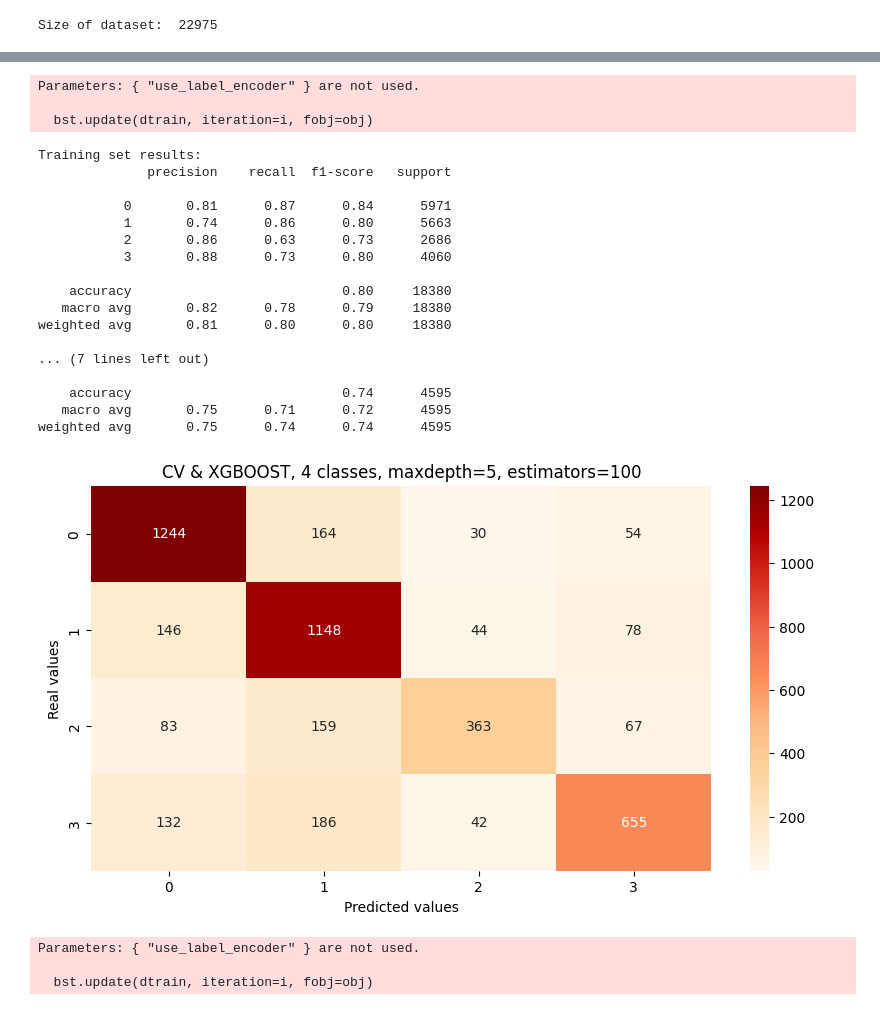
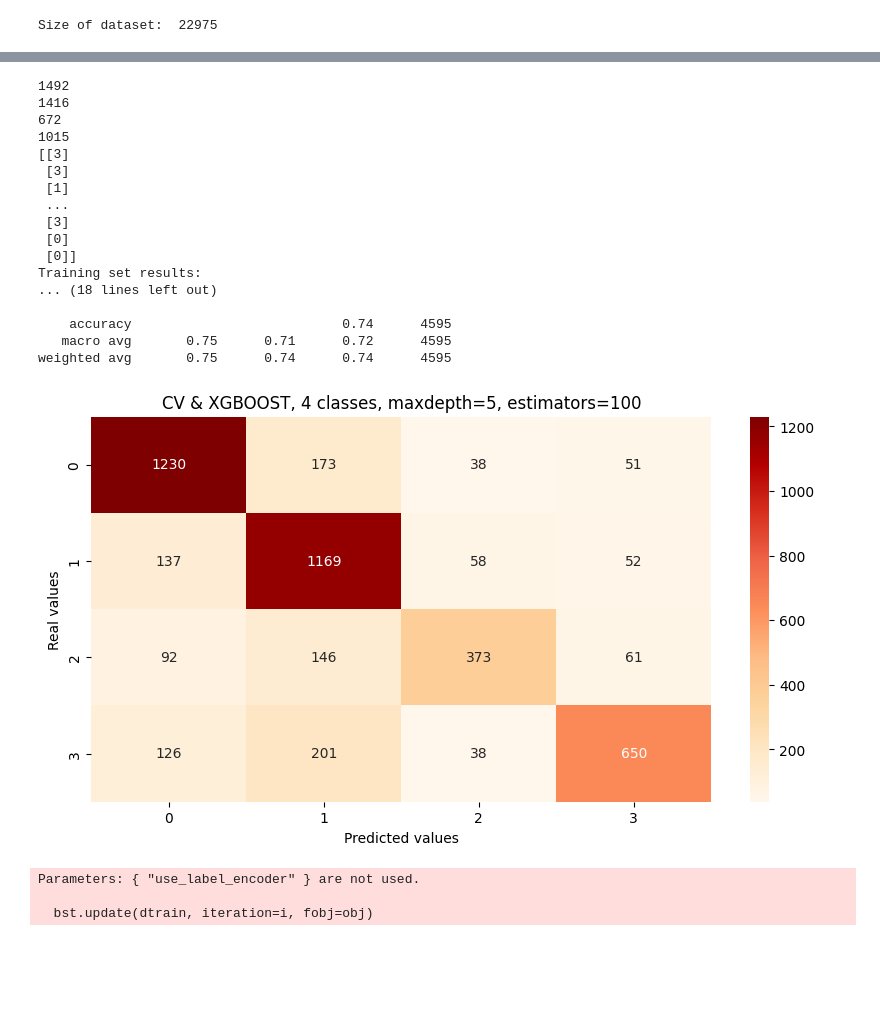
Before and after one commit to Aleksander-Wieczorek/Genre-Classificator, a Jupyter notebook: models/XGB.ipynb, the cells around one changed output, grey strips where cells are left out. Saved outputs shown, nothing was run; the diff lists cells and outputs as text; code cells hidden in the pictures; blank space fills up the shorter version.

```diff
--- a/models/XGB.ipynb
+++ b/models/XGB.ipynb
@@ -62,51 +67,54 @@ def plot_confusion_matrix(Y, Y_pred, title, target_labels):
 # %%
 #count vectorizer, then XGB, 4 classes
 
 pipeline = Pipeline([
     ('cnt', CountVectorizer()),
     ('model', xgb.XGBClassifier(
         learning_rate=0.1,
         max_depth=5,
         n_estimators=100,
-        use_label_encoder=False,
+        objective="multi:softmax",
+        num_class=4,
         eval_metric='mlogloss'
     ))
     ]
 )
 
 X_train, X_test, Y_train, Y_test = train_test_split(data['text'], data['label'], test_size=0.2, stratify=data['label'])
 
+print(len(Y_test[Y_test==0]))
+print(len(Y_test[Y_test==1]))
+print(len(Y_test[Y_test==2]))
+print(len(Y_test[Y_test==3]))
+
 pipeline.fit(X_train, Y_train)
 Y_pred_test = pipeline.predict(X_test)
 Y_pred_train = pipeline.predict(X_train)
-
+print(Y_pred_test.reshape(-1,1))
 print("Training set results:")
 print(metrics.classification_report(Y_train, Y_pred_train))
 print("Test set results:")
 print(metrics.classification_report(Y_test, Y_pred_test))
 plot_confusion_matrix(Y_test,Y_pred_test, "CV & XGBOOST, 4 classes, maxdepth=5, estimators=100", [0,1,2,3])
 # %% [output]
-Parameters: { "use_label_encoder" } are not used.
+1492
+1416
+672
+1015
+[[3]
+ [3]
+ [1]
+ ...
+ [3]
+ [0]
+ [0]]
+Training set results:
+... (18 lines left out)
 
-  bst.update(dtrain, iteration=i, fobj=obj)
+    accuracy                           0.74      4595
+   macro avg       0.75      0.71      0.72      4595
+weighted avg       0.75      0.74      0.74      4595
-Training set results:
-              precision    recall  f1-score   support
-
-           0       0.81      0.87      0.84      5971
-           1       0.74      0.86      0.80      5663
-           2       0.86      0.63      0.73      2686
-           3       0.88      0.73      0.80      4060
-
-    accuracy                           0.80     18380
-   macro avg       0.82      0.78      0.79     18380
-weighted avg       0.81      0.80      0.80     18380
-
-... (7 lines left out)
-
-    accuracy                           0.74      4595
-   macro avg       0.75      0.71      0.72      4595
-weighted avg       0.75      0.74      0.74      4595
-[figure, old version]
+[figure, new version]
 # %%
 #count & tfidf vectorizer combined, then XGB, 4 classes
 
```
Also changed, not shown: parts of 3 cells of this notebook.
